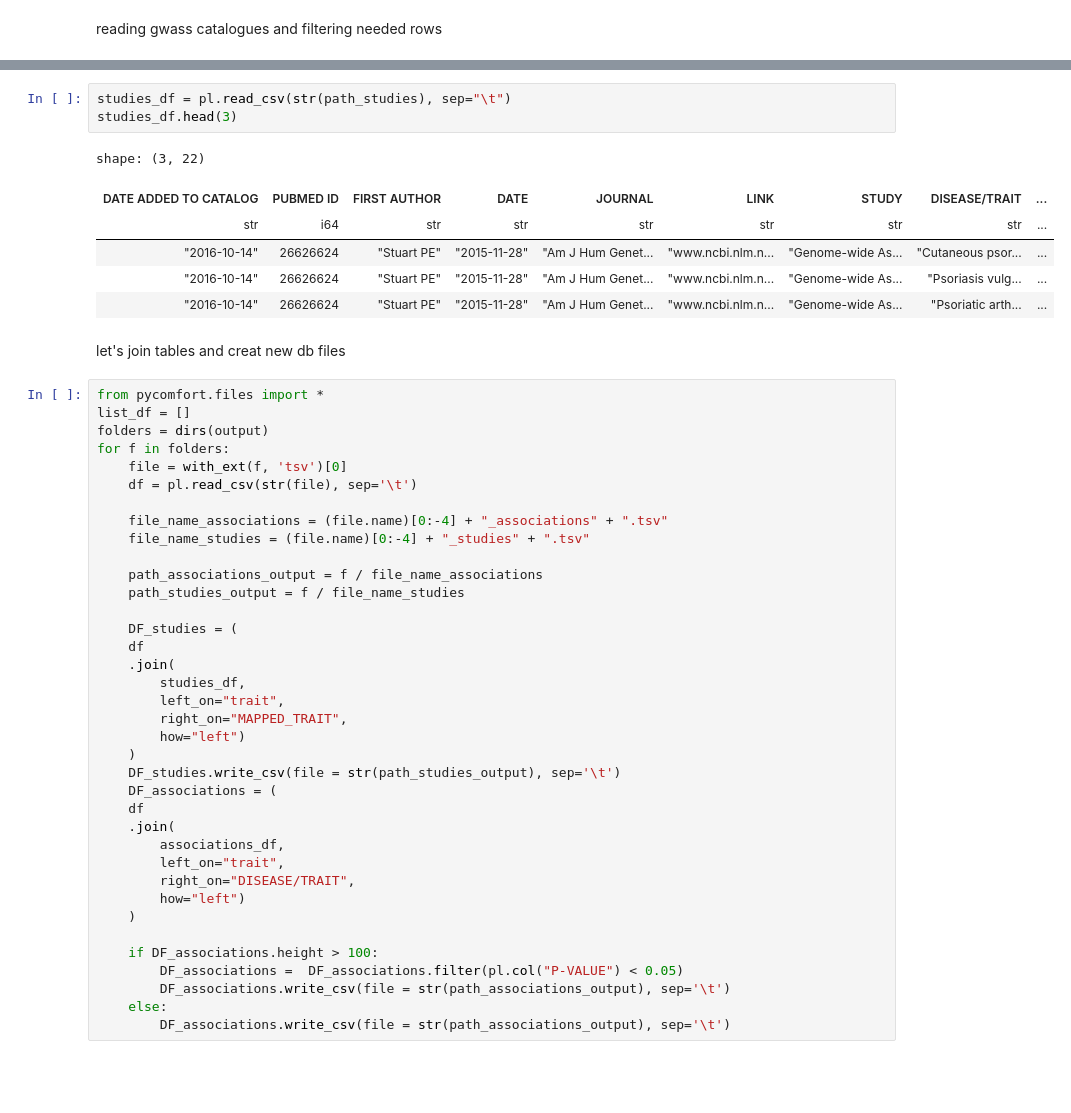
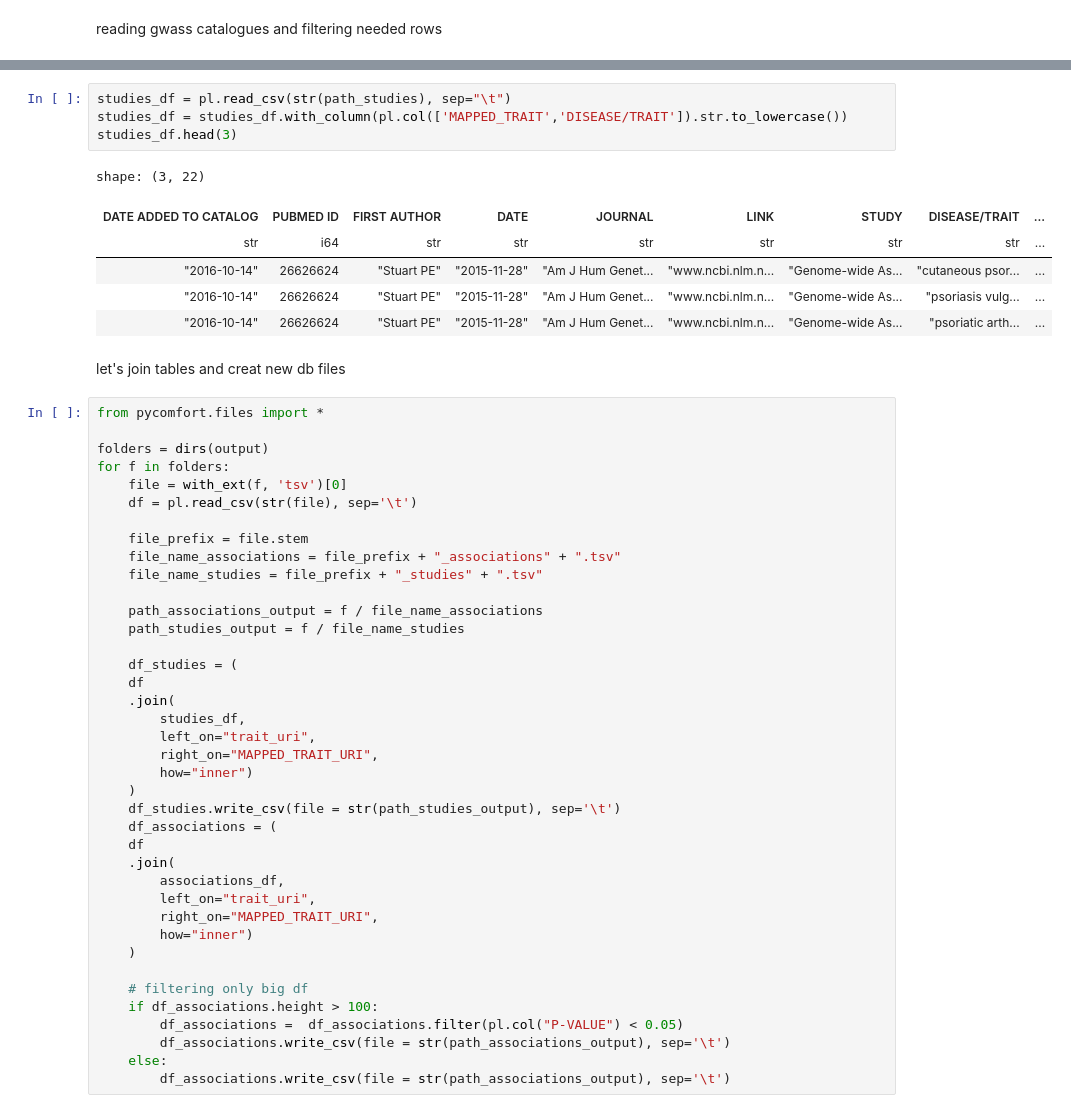
Before and after one commit to marfantyk/filters, a Jupyter notebook: preprocessing.ipynb, the cells around one changed output, grey strips where cells are left out. Drawn from its saved outputs; the diff is of its cells as text; blank space fills up the shorter version.

```diff
--- a/preprocessing.ipynb
+++ b/preprocessing.ipynb
@@ -166,49 +166,52 @@ shape: (3, 38)
 # %%
 studies_df = pl.read_csv(str(path_studies), sep="\t")
+studies_df = studies_df.with_column(pl.col(['MAPPED_TRAIT','DISEASE/TRAIT']).str.to_lowercase())
 studies_df.head(3)
 # %% [output]
 shape: (3, 22)
 | DATE ADDED TO CATALOG | PUBMED ID | FIRST AUTHOR | DATE | JOURNAL | LINK | STUDY | DISEASE/TRAIT | ... |
 | str | i64 | str | str | str | str | str | str | ... |
-| "2016-10-14" | 26626624 | "Stuart PE" | "2015-11-28" | "Am J Hum Genet... | "www.ncbi.nlm.n... | "Genome-wide As... | "Cutaneous psor... | ... |
-| "2016-10-14" | 26626624 | "Stuart PE" | "2015-11-28" | "Am J Hum Genet... | "www.ncbi.nlm.n... | "Genome-wide As... | "Psoriasis vulg... | ... |
-| "2016-10-14" | 26626624 | "Stuart PE" | "2015-11-28" | "Am J Hum Genet... | "www.ncbi.nlm.n... | "Genome-wide As... | "Psoriatic arth... | ... |
+| "2016-10-14" | 26626624 | "Stuart PE" | "2015-11-28" | "Am J Hum Genet... | "www.ncbi.nlm.n... | "Genome-wide As... | "cutaneous psor... | ... |
+| "2016-10-14" | 26626624 | "Stuart PE" | "2015-11-28" | "Am J Hum Genet... | "www.ncbi.nlm.n... | "Genome-wide As... | "psoriasis vulg... | ... |
+| "2016-10-14" | 26626624 | "Stuart PE" | "2015-11-28" | "Am J Hum Genet... | "www.ncbi.nlm.n... | "Genome-wide As... | "psoriatic arth... | ... |
 # %% [markdown]
 let's join tables and creat new db files
 # %%
 from pycomfort.files import *
-list_df = []
+
 folders = dirs(output)
 for f in folders:
     file = with_ext(f, 'tsv')[0]
     df = pl.read_csv(str(file), sep='\t')
 
-    file_name_associations = (file.name)[0:-4] + "_associations" + ".tsv"
-    file_name_studies = (file.name)[0:-4] + "_studies" + ".tsv"
+    file_prefix = file.stem
+    file_name_associations = file_prefix + "_associations" + ".tsv"
+    file_name_studies = file_prefix + "_studies" + ".tsv"
 
     path_associations_output = f / file_name_associations
     path_studies_output = f / file_name_studies
 
-    DF_studies = (
+    df_studies = (
     df
     .join(
         studies_df,
-        left_on="trait",
-        right_on="MAPPED_TRAIT",
-        how="left")
+        left_on="trait_uri",
+        right_on="MAPPED_TRAIT_URI",
+        how="inner")
     )
-    DF_studies.write_csv(file = str(path_studies_output), sep='\t')
-    DF_associations = (
+    df_studies.write_csv(file = str(path_studies_output), sep='\t')
+    df_associations = (
     df
     .join(
         associations_df,
-        left_on="trait",
-        right_on="DISEASE/TRAIT",
-        how="left")
+        left_on="trait_uri",
+        right_on="MAPPED_TRAIT_URI",
+        how="inner")
     )
 
-    if DF_associations.height > 100:
-        DF_associations =  DF_associations.filter(pl.col("P-VALUE") < 0.05)
-        DF_associations.write_csv(file = str(path_associations_output), sep='\t')
+    # filtering only big df
+    if df_associations.height > 100:
+        df_associations =  df_associations.filter(pl.col("P-VALUE") < 0.05)
+        df_associations.write_csv(file = str(path_associations_output), sep='\t')
     else:
-        DF_associations.write_csv(file = str(path_associations_output), sep='\t')
+        df_associations.write_csv(file = str(path_associations_output), sep='\t')
```
Also changed, not shown: parts of 5 cells of this notebook.
